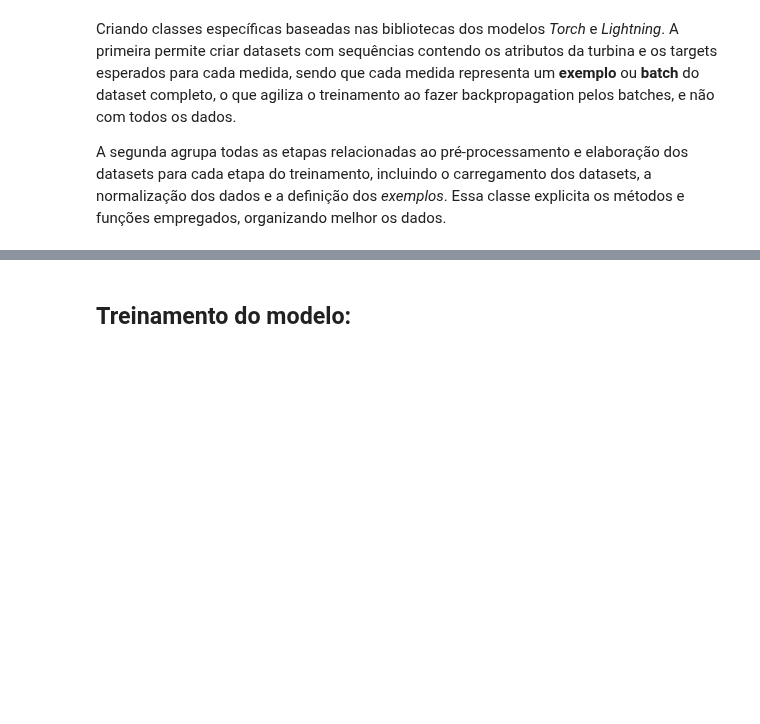
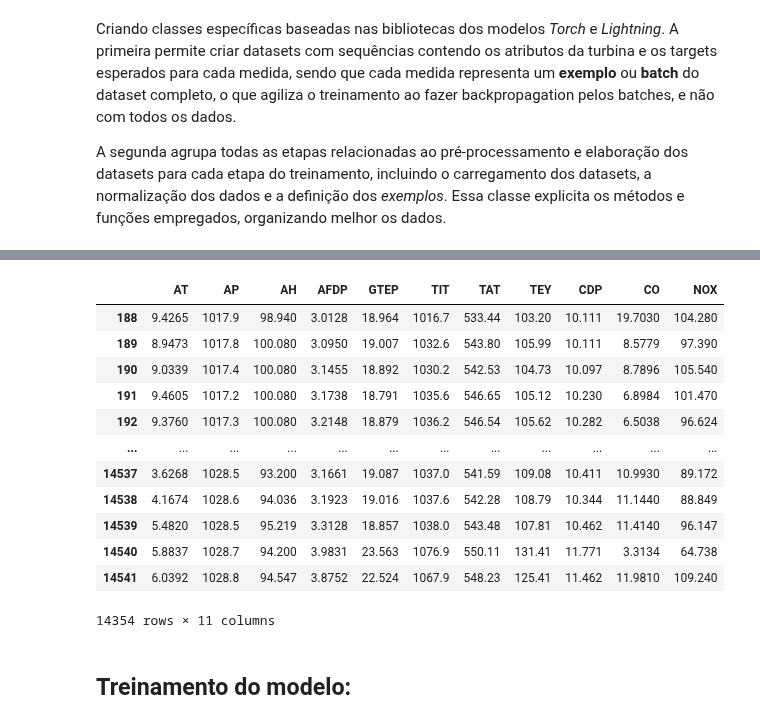
Before and after one commit to CassarGroup/Gas-Turbine_LSTM, a Jupyter notebook: Projeto/Modelos.ipynb, the cells around one changed output, grey strips where cells are left out. Drawn from its saved outputs; the diff is of its cells as text; code cells hidden in the pictures; blank space fills up the shorter version.

```diff
--- a/Projeto/Modelos.ipynb
+++ b/Projeto/Modelos.ipynb
@@ -262,3 +274,19 @@ class DataModule(L.LightningDataModule):
+# %%
+dm.df_teste[188:]
+# %% [output]
+|  | AT | AP | AH | AFDP | GTEP | TIT | TAT | TEY | CDP | CO | NOX |
+| 188 | 9.4265 | 1017.9 | 98.940 | 3.0128 | 18.964 | 1016.7 | 533.44 | 103.20 | 10.111 | 19.7030 | 104.280 |
+| 189 | 8.9473 | 1017.8 | 100.080 | 3.0950 | 19.007 | 1032.6 | 543.80 | 105.99 | 10.111 | 8.5779 | 97.390 |
+| 190 | 9.0339 | 1017.4 | 100.080 | 3.1455 | 18.892 | 1030.2 | 542.53 | 104.73 | 10.097 | 8.7896 | 105.540 |
+| 191 | 9.4605 | 1017.2 | 100.080 | 3.1738 | 18.791 | 1035.6 | 546.65 | 105.12 | 10.230 | 6.8984 | 101.470 |
+| 192 | 9.3760 | 1017.3 | 100.080 | 3.2148 | 18.879 | 1036.2 | 546.54 | 105.62 | 10.282 | 6.5038 | 96.624 |
+| ... | ... | ... | ... | ... | ... | ... | ... | ... | ... | ... | ... |
+| 14537 | 3.6268 | 1028.5 | 93.200 | 3.1661 | 19.087 | 1037.0 | 541.59 | 109.08 | 10.411 | 10.9930 | 89.172 |
+| 14538 | 4.1674 | 1028.6 | 94.036 | 3.1923 | 19.016 | 1037.6 | 542.28 | 108.79 | 10.344 | 11.1440 | 88.849 |
+| 14539 | 5.4820 | 1028.5 | 95.219 | 3.3128 | 18.857 | 1038.0 | 543.48 | 107.81 | 10.462 | 11.4140 | 96.147 |
+| 14540 | 5.8837 | 1028.7 | 94.200 | 3.9831 | 23.563 | 1076.9 | 550.11 | 131.41 | 11.771 | 3.3134 | 64.738 |
+| 14541 | 6.0392 | 1028.8 | 94.547 | 3.8752 | 22.524 | 1067.9 | 548.23 | 125.41 | 11.462 | 11.9810 | 109.240 |
+14354 rows × 11 columns
 # %% [markdown]
 ## Treinamento do modelo:
 # %% [markdown]
```
Also changed, not shown: parts of 16 cells of this notebook, 36 other files.
